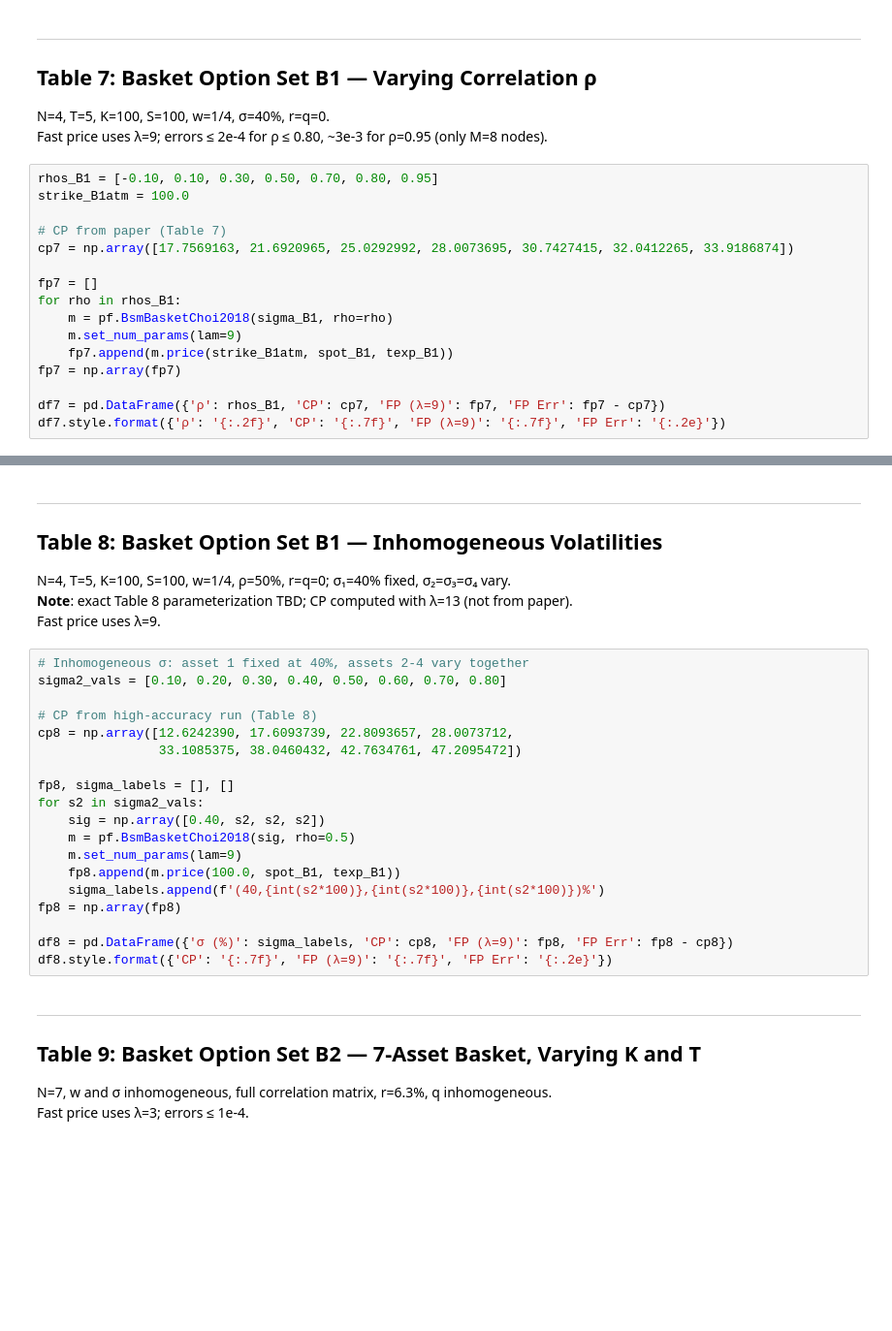
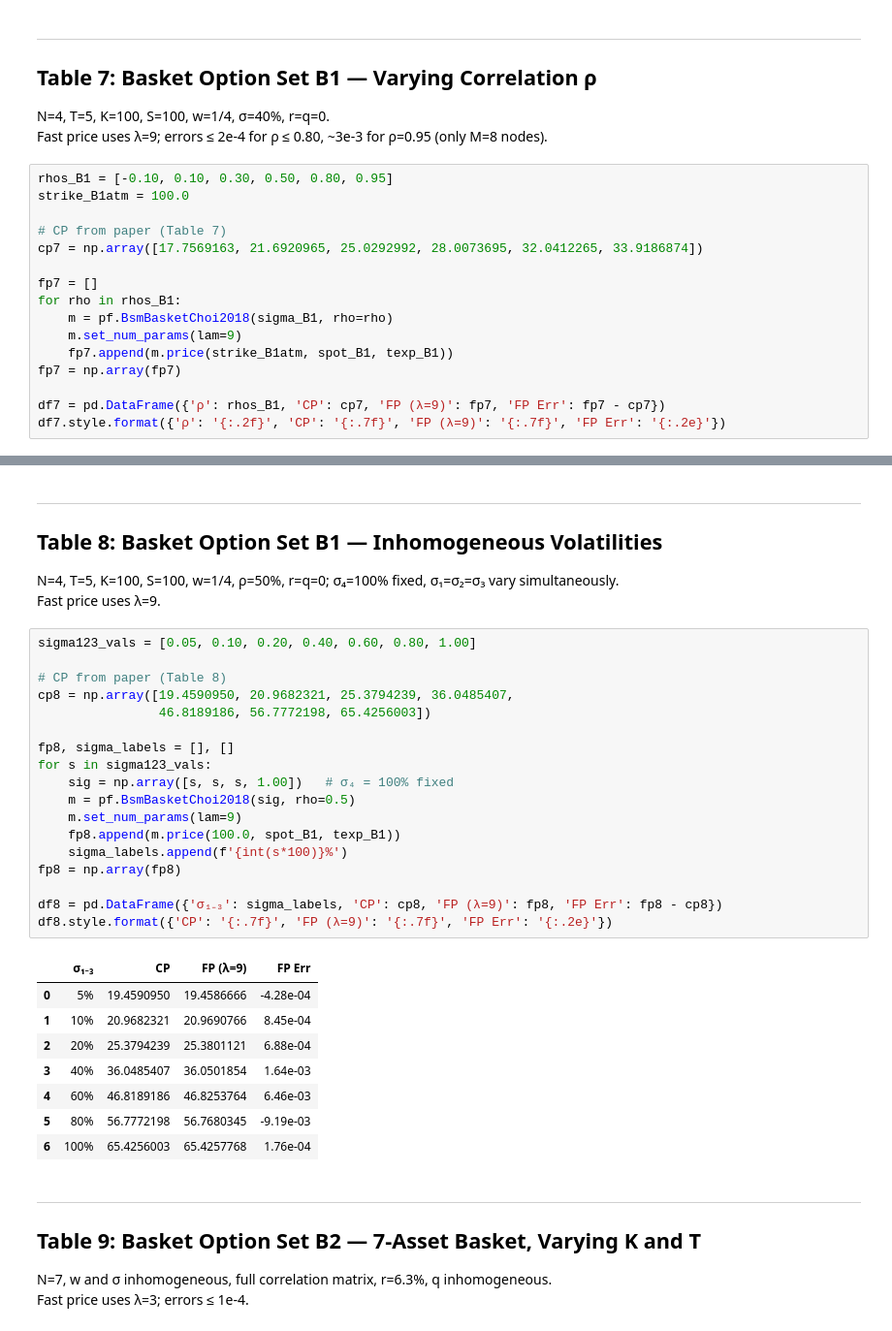
Before and after one commit to PyFE/PyfengForPapers, a Jupyter notebook: ipynb/Choi2018-JFM-SumBSM.ipynb, the cells around one changed output, grey strips where cells are left out. Shown at 97% size. Cells and saved outputs as stored; diff of their text form; blank space fills up the shorter version.

```diff
--- a/ipynb/Choi2018-JFM-SumBSM.ipynb
+++ b/ipynb/Choi2018-JFM-SumBSM.ipynb
@@ -119,11 +157,11 @@ df6.style.format({'CP': '{:.7f}', 'FP (λ=9)': '{:.7f}', 'FP Err': '{:.2e}'})
 N=4, T=5, K=100, S=100, w=1/4, σ=40%, r=q=0.
 Fast price uses λ=9; errors ≤ 2e-4 for ρ ≤ 0.80, ~3e-3 for ρ=0.95 (only M=8 nodes).
 # %%
-rhos_B1 = [-0.10, 0.10, 0.30, 0.50, 0.70, 0.80, 0.95]
+rhos_B1 = [-0.10, 0.10, 0.30, 0.50, 0.80, 0.95]
 strike_B1atm = 100.0
 
 # CP from paper (Table 7)
-cp7 = np.array([17.7569163, 21.6920965, 25.0292992, 28.0073695, 30.7427415, 32.0412265, 33.9186874])
+cp7 = np.array([17.7569163, 21.6920965, 25.0292992, 28.0073695, 32.0412265, 33.9186874])
 
 fp7 = []
 for rho in rhos_B1:
@@ -137,28 +183,35 @@ df7.style.format({'ρ': '{:.2f}', 'CP': '{:.7f}', 'FP (λ=9)': '{:.7f}', 'FP Err
 # %% [markdown]
 ---
 ## Table 8: Basket Option Set B1 — Inhomogeneous Volatilities
-N=4, T=5, K=100, S=100, w=1/4, ρ=50%, r=q=0; σ₁=40% fixed, σ₂=σ₃=σ₄ vary.
-**Note**: exact Table 8 parameterization TBD; CP computed with λ=13 (not from paper).
+N=4, T=5, K=100, S=100, w=1/4, ρ=50%, r=q=0; σ₄=100% fixed, σ₁=σ₂=σ₃ vary simultaneously.
 Fast price uses λ=9.
 # %%
-# Inhomogeneous σ: asset 1 fixed at 40%, assets 2-4 vary together
-sigma2_vals = [0.10, 0.20, 0.30, 0.40, 0.50, 0.60, 0.70, 0.80]
+sigma123_vals = [0.05, 0.10, 0.20, 0.40, 0.60, 0.80, 1.00]
 
-# CP from high-accuracy run (Table 8)
-cp8 = np.array([12.6242390, 17.6093739, 22.8093657, 28.0073712,
-                33.1085375, 38.0460432, 42.7634761, 47.2095472])
+# CP from paper (Table 8)
+cp8 = np.array([19.4590950, 20.9682321, 25.3794239, 36.0485407,
+                46.8189186, 56.7772198, 65.4256003])
 
 fp8, sigma_labels = [], []
-for s2 in sigma2_vals:
-    sig = np.array([0.40, s2, s2, s2])
+for s in sigma123_vals:
+    sig = np.array([s, s, s, 1.00])   # σ₄ = 100% fixed
     m = pf.BsmBasketChoi2018(sig, rho=0.5)
     m.set_num_params(lam=9)
     fp8.append(m.price(100.0, spot_B1, texp_B1))
-    sigma_labels.append(f'(40,{int(s2*100)},{int(s2*100)},{int(s2*100)})%')
+    sigma_labels.append(f'{int(s*100)}%')
 fp8 = np.array(fp8)
 
-df8 = pd.DataFrame({'σ (%)': sigma_labels, 'CP': cp8, 'FP (λ=9)': fp8, 'FP Err': fp8 - cp8})
+df8 = pd.DataFrame({'σ₁₋₃': sigma_labels, 'CP': cp8, 'FP (λ=9)': fp8, 'FP Err': fp8 - cp8})
 df8.style.format({'CP': '{:.7f}', 'FP (λ=9)': '{:.7f}', 'FP Err': '{:.2e}'})
+# %% [output]
+|  | σ₁₋₃ | CP | FP (λ=9) | FP Err |
+| 0 | 5% | 19.4590950 | 19.4586666 | -4.28e-04 |
+| 1 | 10% | 20.9682321 | 20.9690766 | 8.45e-04 |
+| 2 | 20% | 25.3794239 | 25.3801121 | 6.88e-04 |
+| 3 | 40% | 36.0485407 | 36.0501854 | 1.64e-03 |
+| 4 | 60% | 46.8189186 | 46.8253764 | 6.46e-03 |
+| 5 | 80% | 56.7772198 | 56.7680345 | -9.19e-03 |
+| 6 | 100% | 65.4256003 | 65.4257768 | 1.76e-04 |
 # %% [markdown]
 ---
 ## Table 9: Basket Option Set B2 — 7-Asset Basket, Varying K and T
```
Also changed, not shown: parts of 6 cells of this notebook.
